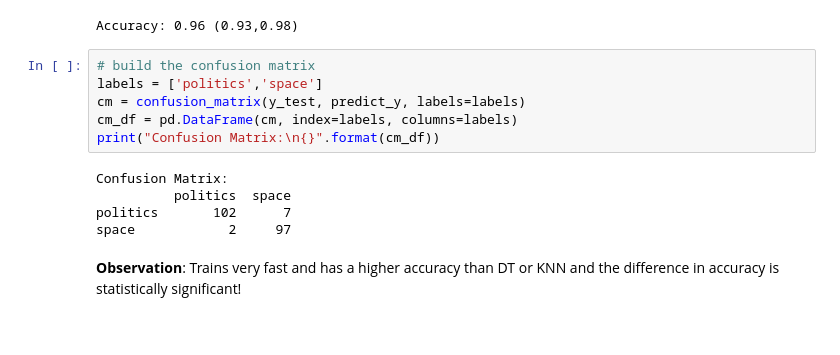
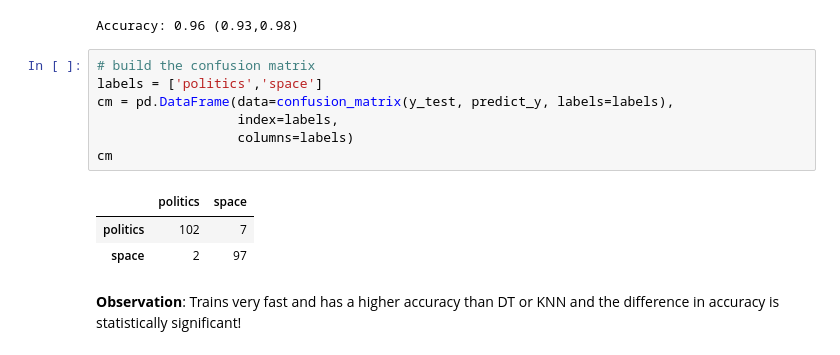
Before and after one commit to lutzhamel/CSC310, a Jupyter notebook: notes/19-NLP-2.ipynb, the cells around one changed output. Drawn from its saved outputs; the diff is of its cells as text.

```diff
--- a/notes/19-NLP-2.ipynb
+++ b/notes/19-NLP-2.ipynb
@@ -288,14 +288,14 @@ Accuracy: 0.96 (0.93,0.98)
 # %%
 # build the confusion matrix
 labels = ['politics','space']
-cm = confusion_matrix(y_test, predict_y, labels=labels)
-cm_df = pd.DataFrame(cm, index=labels, columns=labels)
-print("Confusion Matrix:\n{}".format(cm_df))
+cm = pd.DataFrame(data=confusion_matrix(y_test, predict_y, labels=labels),
+                  index=labels,
+                  columns=labels)
+cm
 # %% [output]
-Confusion Matrix:
-          politics  space
-politics       102      7
-space            2     97
+|  | politics | space |
+| politics | 102 | 7 |
+| space | 2 | 97 |
 # %% [markdown]
 **Observation**: Trains very fast and has a higher accuracy than DT or KNN and the difference in accuracy is statistically significant!
 # %% [markdown]
```
Also changed, not shown: parts of 11 cells of this notebook, 2 other files.
